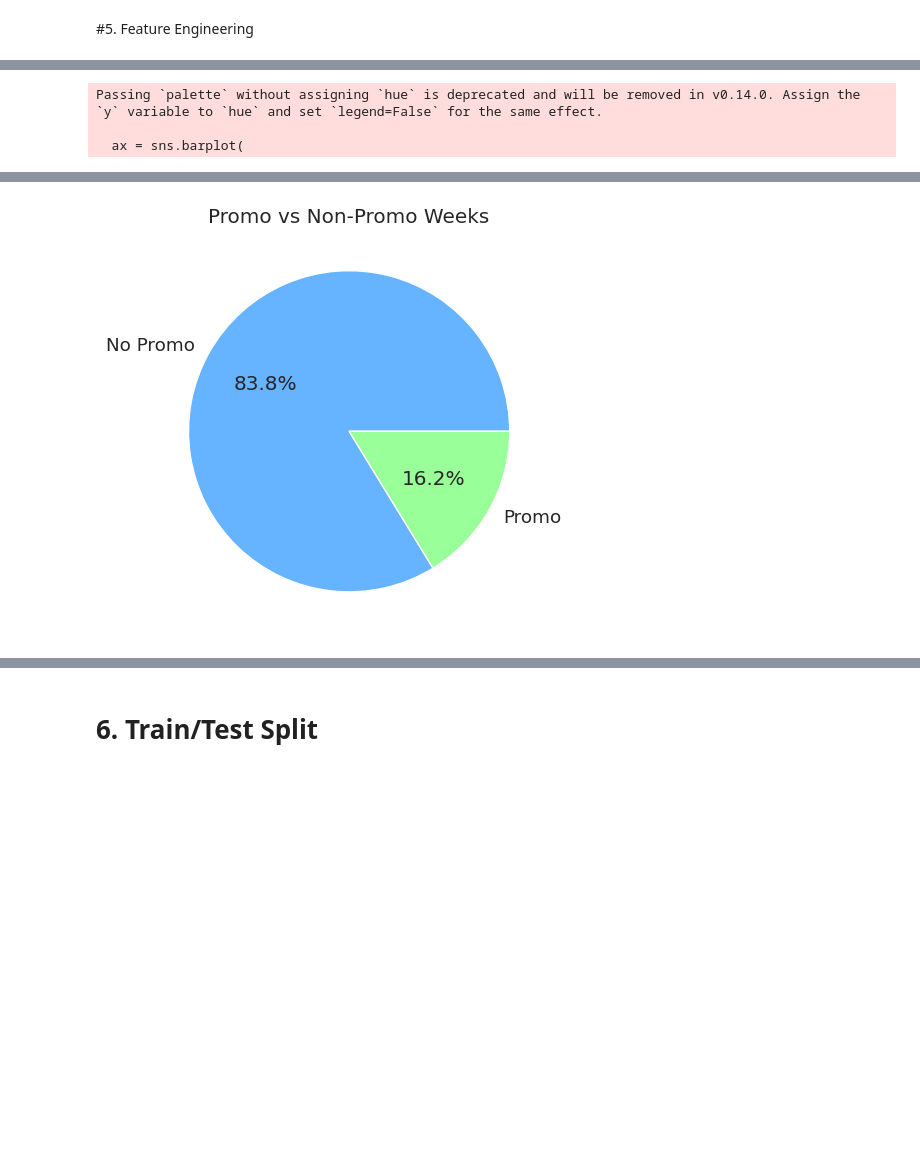
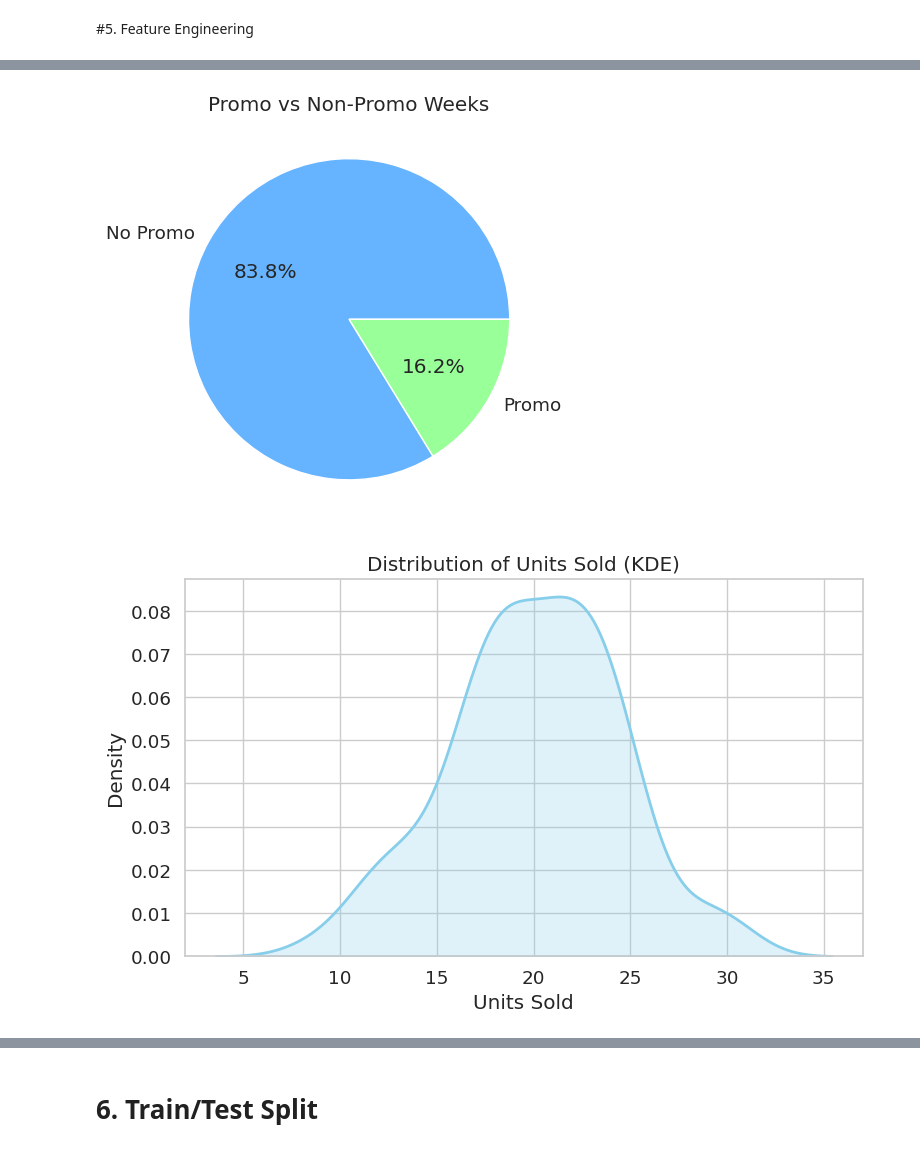
Before and after one commit to sanjaydinesh19/lstm-footwear-analysis, a Jupyter notebook: ARIMAX_Pipeline.ipynb, the cells around one changed output, grey strips where cells are left out. Cells and saved outputs as stored; diff of their text form; code cells hidden in the pictures; blank space fills up the shorter version.

Commit message:
Added More Visualization and Inference Notes

```diff
--- a/ARIMAX_Pipeline.ipynb
+++ b/ARIMAX_Pipeline.ipynb
@@ -205,6 +205,8 @@ Selected group: ('ST01', 'P001') Observations: 80
 3. Set DATE_COL as idx
 4. Use asfreq() to ensure regular weekly frequency
 """
+import warnings
+warnings.filterwarnings("ignore")
 mask = (df[GROUP_COLS[0]] == top_group[0]) & (df[GROUP_COLS[1]] == top_group[1])
 gdf = df[mask].copy().sort_values(DATE_COL)
 
@@ -268,33 +270,70 @@ plt.show()
 
 #Pie Plot (Promotion Vs Non Promotion Weeks)
 if 'promo_flag' in gdf.columns:
     plt.figure(figsize=(5, 5))
     promo_counts = gdf['promo_flag'].value_counts()
     plt.pie(promo_counts, labels=["No Promo", "Promo"], autopct='%1.1f%%', colors=['#66b3ff', '#99ff99'])
     plt.title("Promo vs Non-Promo Weeks")
     plt.tight_layout()
     plt.show()
+
+#KDE Plot (Distribution of Units Sold)
+plt.figure(figsize=(8, 5))
+sns.kdeplot(gdf[TARGET], fill=True, color='skyblue', linewidth=2)
+plt.title("Distribution of Units Sold (KDE)")
+plt.xlabel("Units Sold")
+plt.ylabel("Density")
+plt.tight_layout()
+plt.show()
+
+#Histogram - Revenue Vs Frequency
+if 'revenue_inr' in gdf.columns:
+    plt.figure(figsize=(8, 5))
+    sns.histplot(gdf['revenue_inr'], bins=15, kde=True, color='coral', edgecolor='black')
+    plt.title("Revenue Distribution")
+    plt.xlabel("Revenue (INR)")
+    plt.ylabel("Frequency")
+    plt.tight_layout()
+    plt.show()
+
+#Line Plot - Avg Units Sold Per Week
+plt.figure(figsize=(10, 5))
+sns.lineplot(data=gdf, x=DATE_COL, y=TARGET, marker='o', linewidth=2, color='teal')
+plt.title("Weekly Units Sold", fontsize=14, pad=12)
+plt.xlabel("Week Ending Date")
+plt.ylabel("Units Sold")
+plt.tight_layout()
+plt.show()
+
+  #Count Plot - Promo Vs Festival Weeks
+if 'promo_flag' in gdf.columns and 'is_festival_season' in gdf.columns:
+    plt.figure(figsize=(6, 5))
+    sns.countplot(data=gdf, x='promo_flag', hue='is_festival_season', palette='Set2')
+    plt.title("Promo vs Festival Week Counts")
+    plt.xlabel("Promo Flag")
+    plt.ylabel("Count")
+    plt.legend(title="Festival Season", labels=["No", "Yes"])
+    plt.tight_layout()
+    plt.show()
 # %% [output]
 DataFrame after adding lag, rolling, interaction & lagged exog features:
               store_id product_id  units_sold  units_returned  unit_price_inr  \
 week_end_date
 2024-01-07        ST01       P001          24               2            2038
 2024-01-14        ST01       P001          24               1            3411
 2024-01-21        ST01       P001          15               3            1387
 2024-01-28        ST01       P001          17               1            3882
 2024-02-04        ST01       P001          16               1            3237
 2024-02-11        ST01       P001          22               1            3280
 2024-02-18        ST01       P001          15               3            3989
 2024-02-25        ST01       P001          15               1            3320
 2024-03-03        ST01       P001          24               1            1932
 ... (81 lines left out)
 
 Shape: (80, 41)
 
 New Columns: ['units_sold_lag1', 'units_sold_lag2', 'units_sold_lag4', 'units_sold_lag8', 'units_sold_rolling_mean_4', 'units_sold_rolling_std_4', 'units_sold_rolling_min_4', 'units_sold_rolling_max_4 ...
-Passing `palette` without assigning `hue` is deprecated and will be removed in v0.14.0. Assign the `y` variable to `hue` and set `legend=False` for the same effect.
-
-  ax = sns.barplot(
 [figure]
 [figure]
 [figure]
+[figure, added]
```
Also changed, not shown: parts of 2 cells of this notebook.
